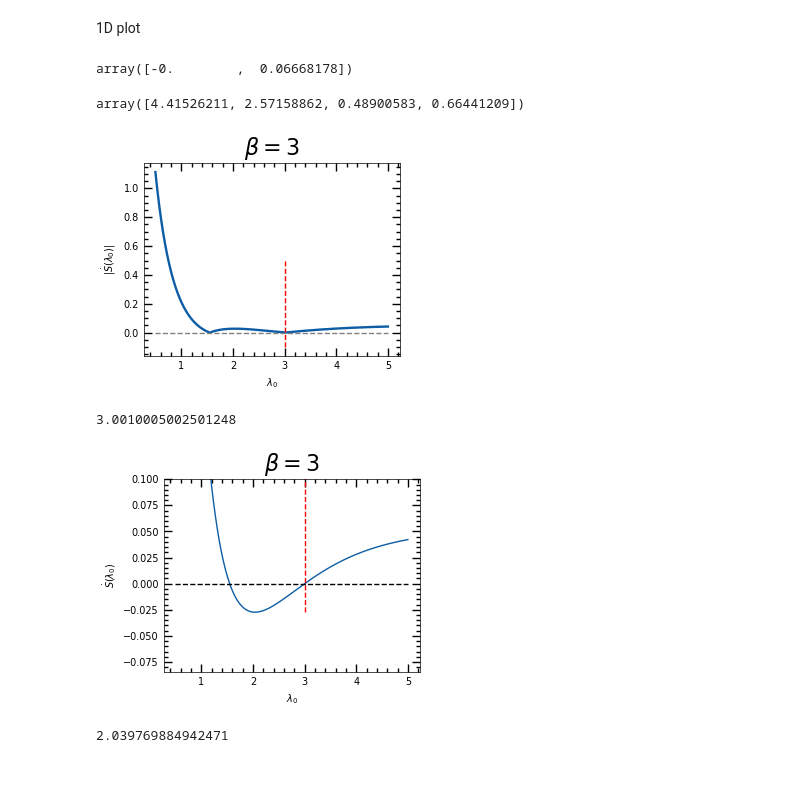
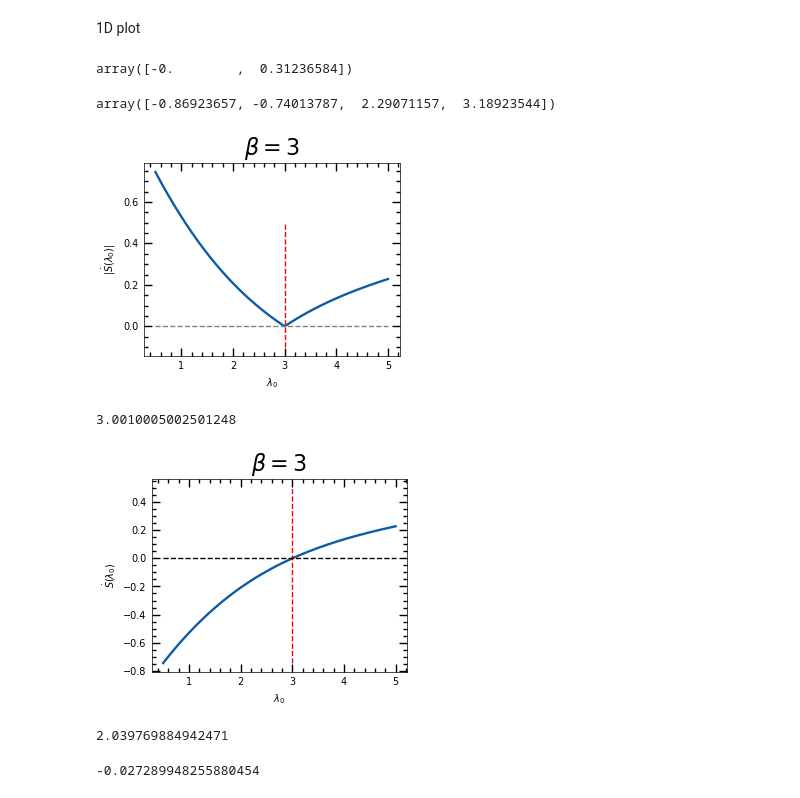
Before and after one commit to 1nthony/tp_4, a Jupyter notebook: symbolic_calculus/entropy_production_damped_HO.ipynb, the cells around one changed output. Cells and saved outputs as stored; diff of their text form; code cells hidden in the pictures.

Commit message:
correction of theoretical value of entropy production (manual computation): new expression + plot in symbolic_calculus/entropy_production_damped_HO.ipynb

```diff
--- a/symbolic_calculus/entropy_production_damped_HO.ipynb
+++ b/symbolic_calculus/entropy_production_damped_HO.ipynb
@@ -244,0 +255,6 @@ $\displaystyle \frac{\left(e^{\beta} - e^{\lambda_{0}}\right) \left(\lambda_{0}
+# %%
+x = smp.symbols('x', real=True, positive=True); x
+
+f = 1 / (1 - smp.exp(-x)); display(f)
+fp = f.diff(x); display(fp)
+fpp = fp.diff(x); display(fpp)
@@ -244,0 +265,2 @@ $\displaystyle \frac{\left(e^{\beta} - e^{\lambda_{0}}\right) \left(\lambda_{0}
+# %%
+simplified_manual_expr = manual_expr.subs({S1:fpp, S2:f, S3:-fp}).subs({x:lambda_0}).simplify(); simplified_manual_expr
@@ -244,0 +269,2 @@ $\displaystyle \frac{\left(e^{\beta} - e^{\lambda_{0}}\right) \left(\lambda_{0}
+# %%
+new_S_dot = simplified_manual_expr.subs({n_bar:n_bar_val}).simplify(); new_S_dot
@@ -291,10 +320,12 @@ plt.colorbar()
 1D plot
 # %%
 Sdot_fun = smp.lambdify([lambda_0, beta], final)
+Sdot_fun_2 = smp.lambdify([lambda_0, beta], new_S_dot)
 # %%
 Sdot_fun(np.array([2, 3]), 2)
+Sdot_fun_2(np.array([2, 3]), 2)
 # %% [output]
-array([-0.        ,  0.06668178])
+array([-0.        ,  0.31236584])
 # %%
 beta_true = 0.8
 
@@ -304,8 +335,9 @@ xmax = 0.6
 X = np.array([0.1, 0.2, 3, 4])
 
 Sdot_fun(X, beta_true)
+Sdot_fun_2(X, beta_true)
 # %% [output]
-array([4.41526211, 2.57158862, 0.48900583, 0.66441209])
+array([-0.86923657, -0.74013787,  2.29071157,  3.18923544])
 # %%
 beta_true = 3
 
@@ -313,7 +345,8 @@ xmin = 0.5
 xmax = 5
 
 X = np.linspace(xmin, xmax, 2000)
-Y = np.abs(Sdot_fun(X, beta_true))
+# Y = np.abs(Sdot_fun(X, beta_true))
+Y = np.abs(Sdot_fun_2(X, beta_true))
 
 plt.plot(X, Y, lw=1.7)
 plt.xlabel(r'$\lambda_0$')
@@ -325,7 +358,7 @@ plt.savefig(f'../figs/th_abs_Sdot_lambda0_beta_{beta_true}.pdf')
 # plt.xscale('log')
 # plt.yscale('log')
 # %% [output]
-[figure, old version]
+[figure, new version]
 # %%
 from_val = 0
 X[np.argmin(Y[X>from_val]) + len(X[X<from_val])]
@@ -334,23 +367,30 @@ X[np.argmin(Y[X>from_val]) + len(X[X<from_val])]
 # %%
 beta_true = 3
 
 xmin = 0.5
 xmax = 5
 
 X = np.linspace(xmin, xmax, 2000)
-Y = Sdot_fun(X, beta_true)
+# Y = Sdot_fun(X, beta_true)
+Y = Sdot_fun_2(X, beta_true)
 
-plt.plot(X, Y)
+plt.plot(X, Y, lw=1.7)
 plt.xlabel(r'$\lambda_0$')
 plt.ylabel(r'$\dot{S}(\lambda_0)$')
 plt.vlines(beta_true, min(Y), 0.5, colors='r', linestyles='dashed')
 plt.title(rf'$\beta = {beta_true}$')
-plt.ylim([None, 0.1])
+# plt.ylim([None, 0.1])
 plt.hlines(0, xmin, xmax, linestyles='dashed', color='black')
 plt.savefig(f'../figs/th_Sdot_lambda0_beta_{beta_true}.pdf')
+
+np.savetxt(f'th_Sdot_lambda0_beta_{beta_true}.dat', np.array([X, Y]).T)
 # %% [output]
-[figure, old version]
+[figure, new version]
 # %%
 X[np.argmin(Y)]
 # %% [output]
 2.039769884942471
+# %%
+np.min(Y)
+# %% [output]
+-0.027289948255880454
```
Also changed, not shown: parts of 6 cells of this notebook.
